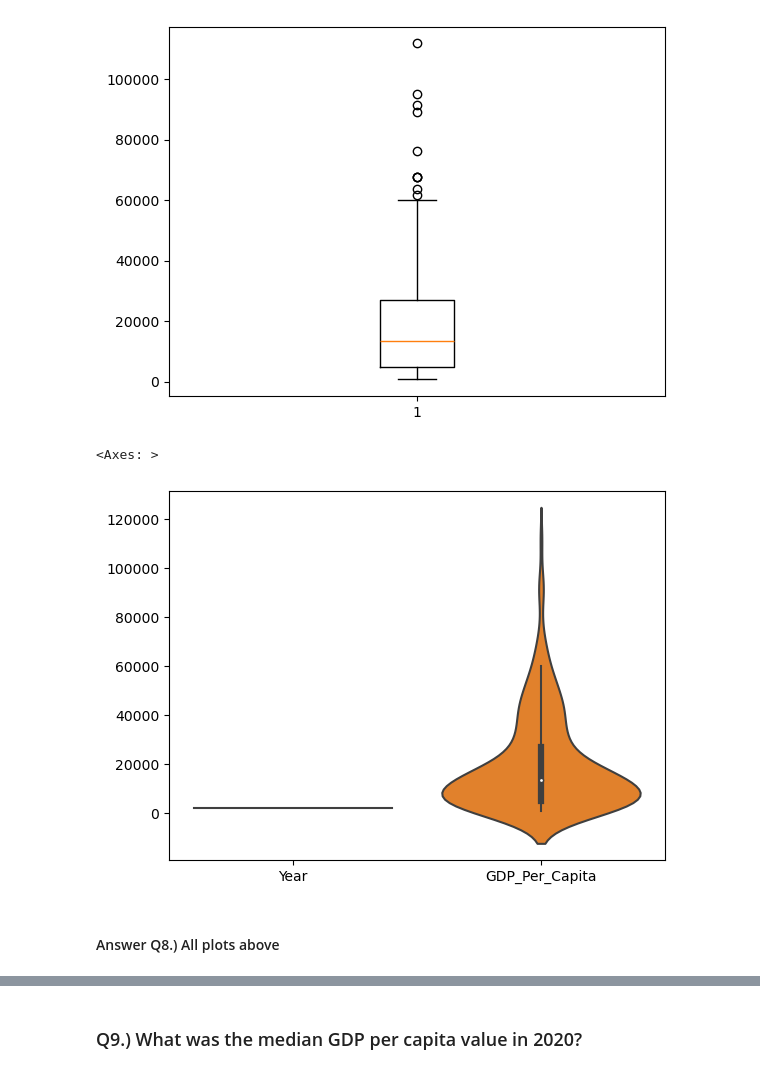
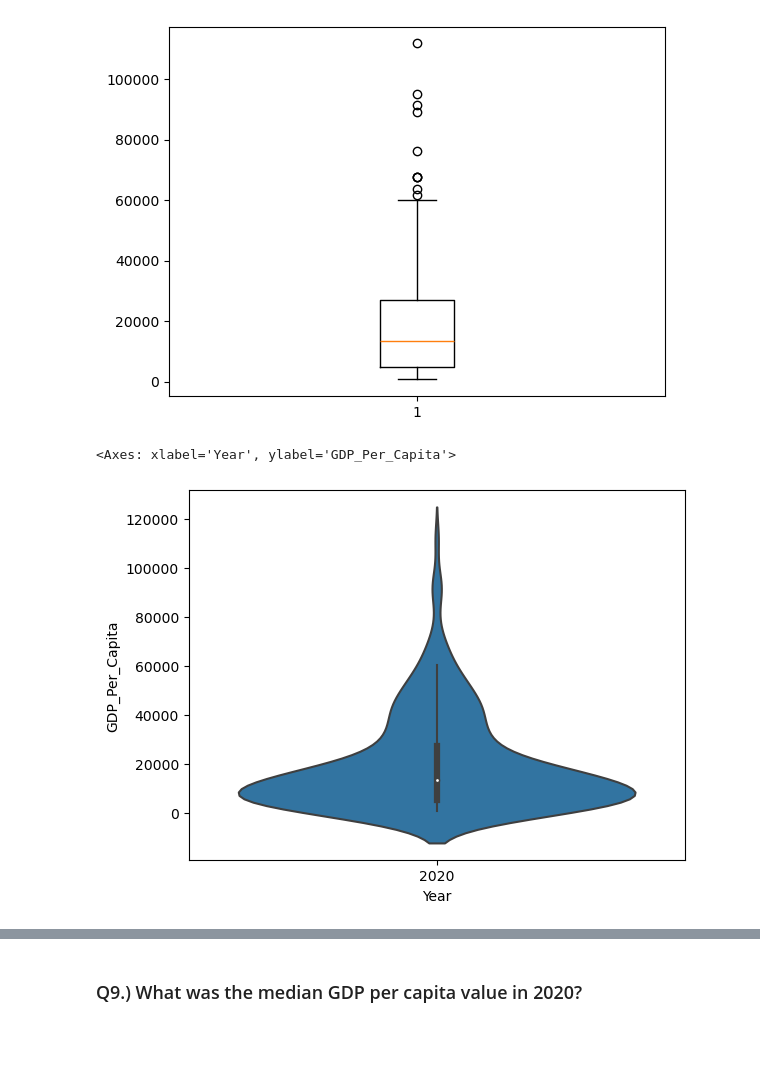
Before and after one commit to NSS-Data-Analytics-Cohort-11/undata-katieclayy, a Jupyter notebook: notebook/UN_data_analysis.ipynb, the cells around one changed output, grey strips where cells are left out. Cells and saved outputs as stored; diff of their text form; code cells hidden in the pictures; blank space fills up the shorter version.

```diff
--- a/notebook/UN_data_analysis.ipynb
+++ b/notebook/UN_data_analysis.ipynb
@@ -154,11 +154,8 @@ ax.boxplot(y2020['GDP_Per_Capita'])
 plt.show()
 # %% [output]
 [figure]
-# %%
-### violin plot
-sns.violinplot(y2020)
-# %% [output]
-<Axes: >
-[figure, removed]
-# %% [markdown]
-#### Answer Q8.) All plots above
+# %%
+sns.violinplot(x=y2020["Year"], y=y2020["GDP_Per_Capita"])
+# %% [output]
+<Axes: xlabel='Year', ylabel='GDP_Per_Capita'>
+[figure, added]
```
Also changed, not shown: parts of 31 cells of this notebook.
